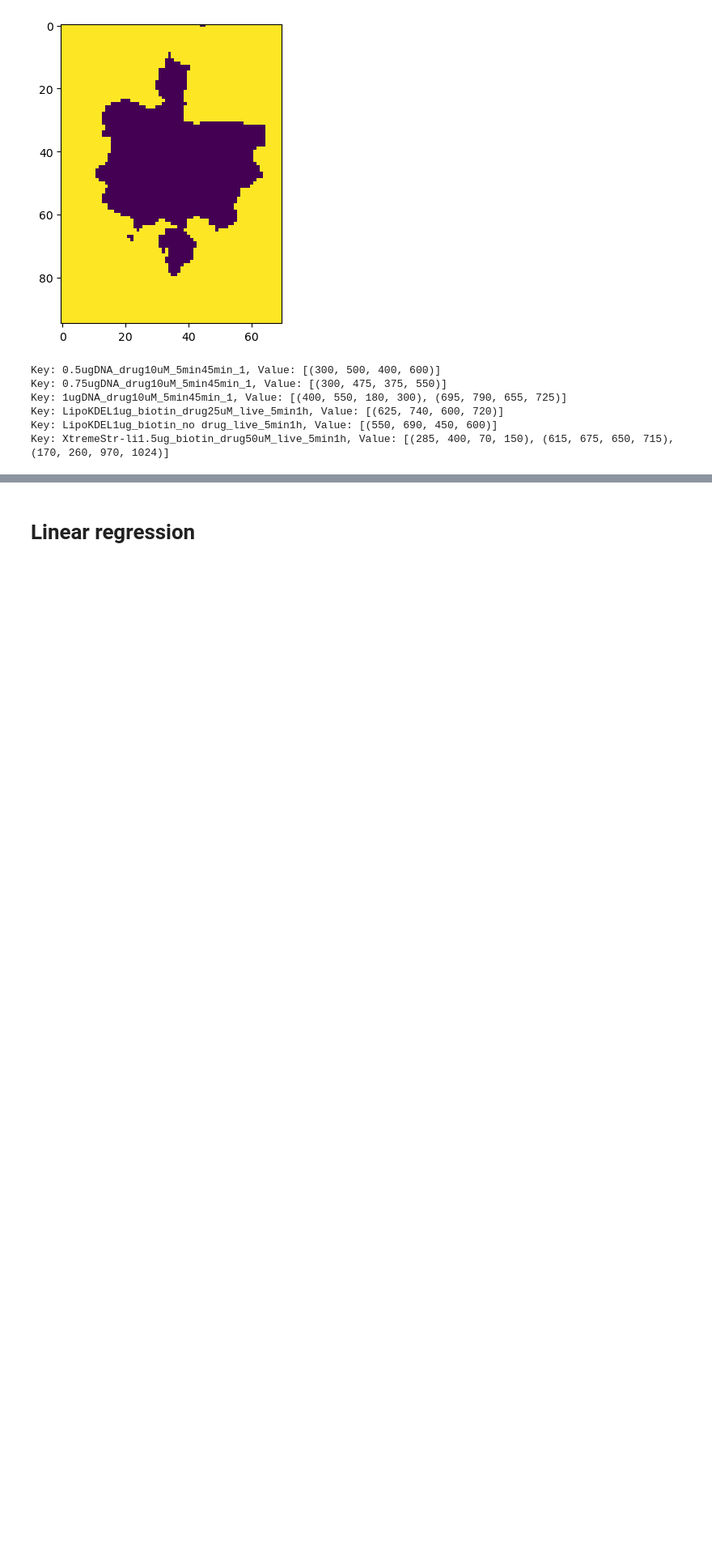
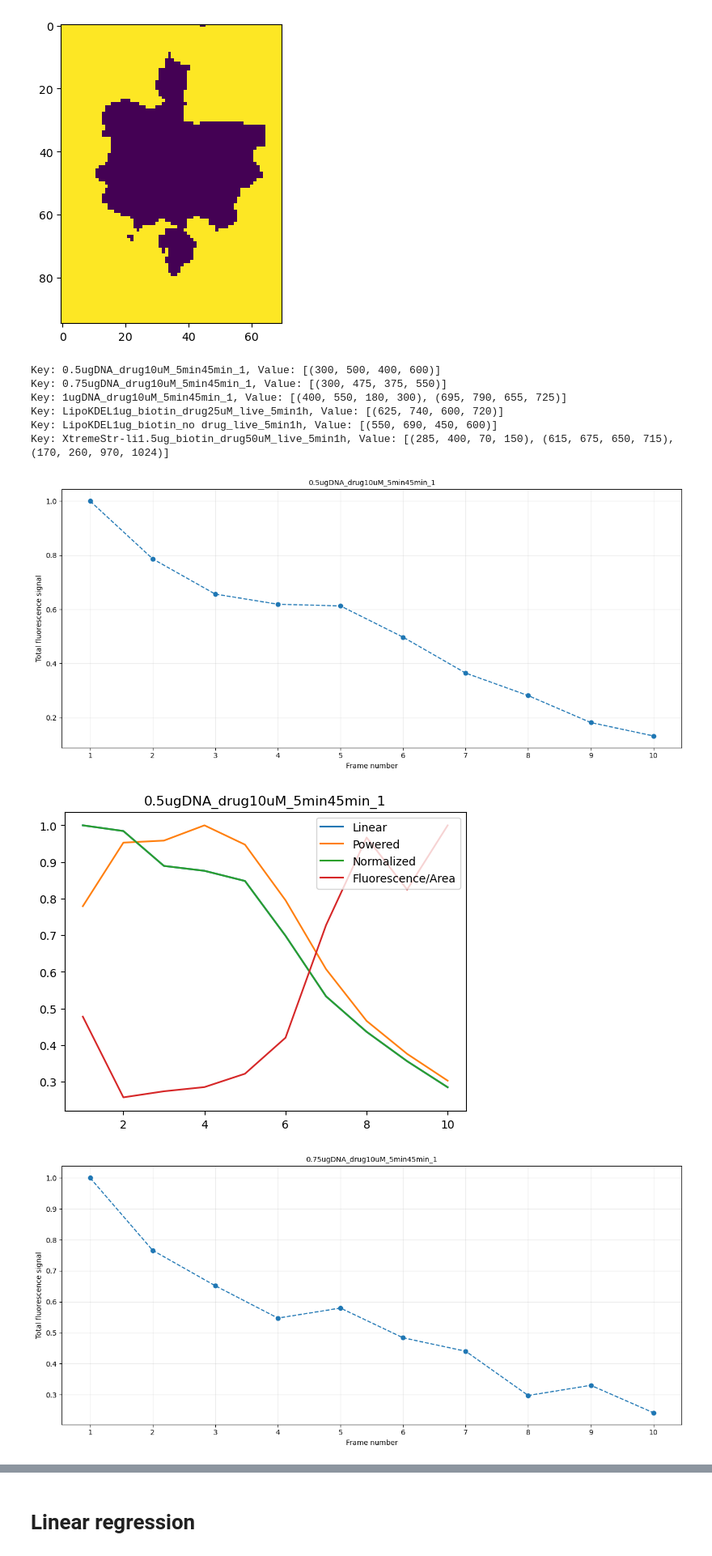
Before and after one commit to SPS-SP2273/learning-portfolio-2024-aug-immunoglobulinaustin, a Jupyter notebook: final_group_project/final_group_project.ipynb, the cells around one changed output, grey strips where cells are left out. Shown at 81% size. Cells and saved outputs as stored; diff of their text form; code cells hidden in the pictures; blank space fills up the shorter version.

```diff
--- a/final_group_project/final_group_project.ipynb
+++ b/final_group_project/final_group_project.ipynb
@@ -453,33 +453,37 @@ def get_label(filepath):
 #     frame_numbers = np.arange(1,len(total_f)+1)
 #     plt.plot(frame_numbers, total_f, '.', linestyle = 'dashed', label = labels)
 # plt.legend(loc = 'upper right')
 # plt.show()
 
-for key in testing:
-    video1 = extract_fluorescenceData(key, vf_dict[key], testing[key][i])
-    histogrammer(video1, key)
+for key in testing.keys():
+    for i in range(len(testing[key])):
+        video1 = extract_fluorescenceData(key, vf_dict[key], testing[key][i])
+        histogrammer(video1, key)
 
     img_overlay, overlay = overlay_threshold(key, vf_dict[key], testing[key][0])
     img_overlay = img_overlay/max(img_overlay)
     overlay1 = squared_overlay(overlay)
     img_squared = extract_Data(key, vf_dict[key], testing[key][0], overlay1)
     img_squared = img_squared/max(img_squared)
     overlay2 = norm_overlay(overlay)
     img_norm = extract_Data(key, vf_dict[key], testing[key][0], overlay2)
     img_norm = img_norm/max(img_norm)
     ratio_f = ratio_Data(key, vf_dict[key], testing[key][0])
     ratio_f = ratio_f/max(ratio_f)
 
     frames = np.arange(1,len(img_overlay)+1)
     plt.plot(frames, img_overlay, label = "Linear")
     plt.plot(frames, img_squared, label = "Powered")
     plt.plot(frames, img_norm, label = 'Normalized')
     plt.plot(frames, ratio_f, label = 'Fluorescence/Area')
     plt.title(key)
     plt.legend(loc = 'upper right')
     plt.show()
 
     #note that for inputs for this graph, the linear and normalised weights are
     #exactly the same graph, probably because the resulting values were
     #normalised again to produce a graph on the same scale for comparison
 # %% [output]
+[figure, added]
+[figure, added]
+[figure, added]
```
Also changed, not shown: parts of 5 cells of this notebook, 25 other files.
